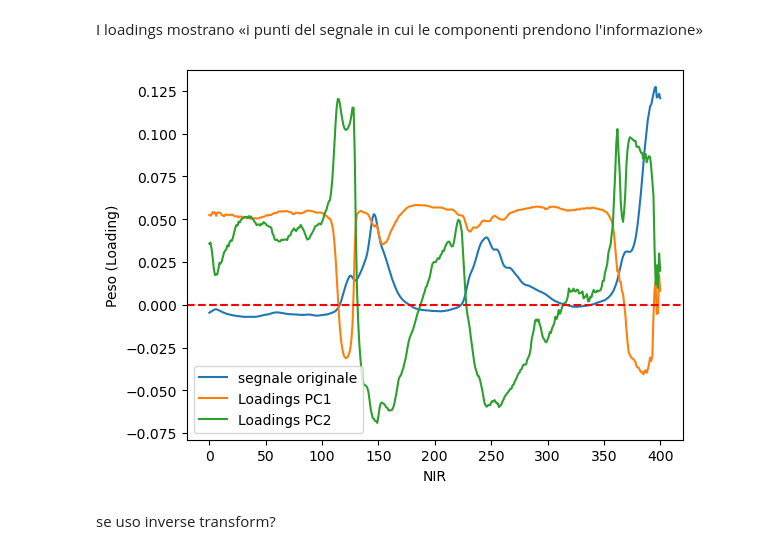
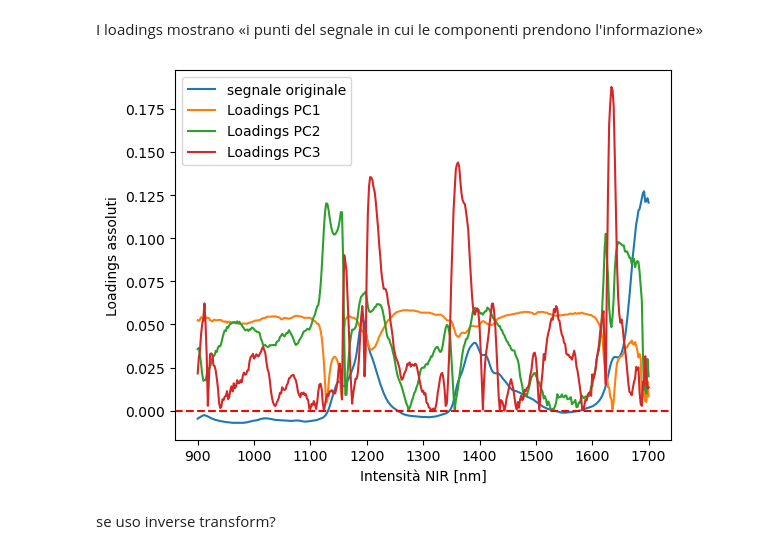
Before and after one commit to zosojack/ml-applications, a Jupyter notebook: 2-second-project/pca_benza.ipynb, the cells around one changed output. Cells and saved outputs as stored; diff of their text form; code cells hidden in the pictures.

```diff
--- a/2-second-project/pca_benza.ipynb
+++ b/2-second-project/pca_benza.ipynb
@@ -105,20 +105,21 @@ I loadings mostrano «i punti del segnale in cui le componenti prendono l'inform
 # %%
 import matplotlib.pyplot as plt
 
-x = range(401)
+x = np.arange(900, 1702, 2)
 
 # pca.components_ ha forma (n_components, n_features)
 # Prendiamo la prima componente
 plt.plot(x, train_samples[0]/10, label="segnale originale")
-plt.plot(x, pca.components_[0], label='Loadings PC1')
-plt.plot(x, pca.components_[1], label='Loadings PC2')
+plt.plot(x, abs(pca.components_[0]), label='Loadings PC1')
+plt.plot(x, abs(pca.components_[1]), label='Loadings PC2')
+plt.plot(x, abs(pca.components_[2]), label='Loadings PC3')
 plt.axhline(0, color='red', linestyle='--') # Linea dello zero
-plt.xlabel('NIR')
-plt.ylabel('Peso (Loading)')
+plt.xlabel('Intensità NIR [nm]')
+plt.ylabel('Loadings assoluti')
 plt.legend()
 plt.show()
 # %% [output]
-[figure, old version]
+[figure, new version]
 # %% [markdown]
 se uso inverse transform?
 # %%
```
Also changed, not shown: parts of 1 cell of this notebook, 16 other files.
